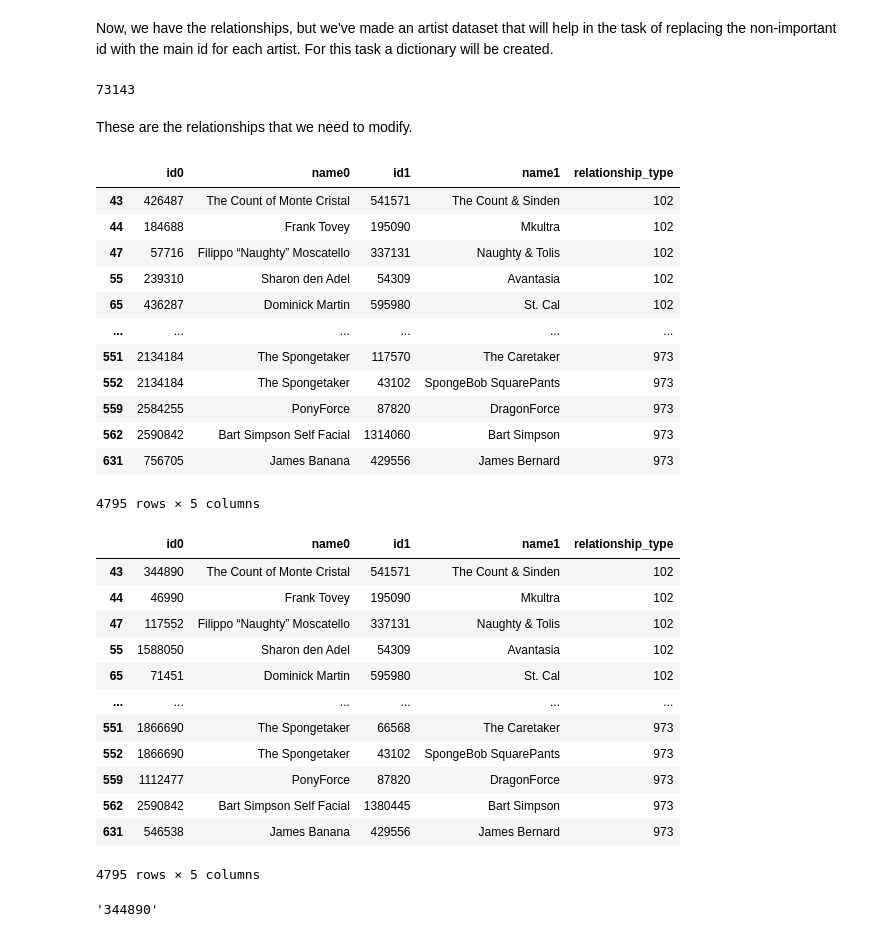
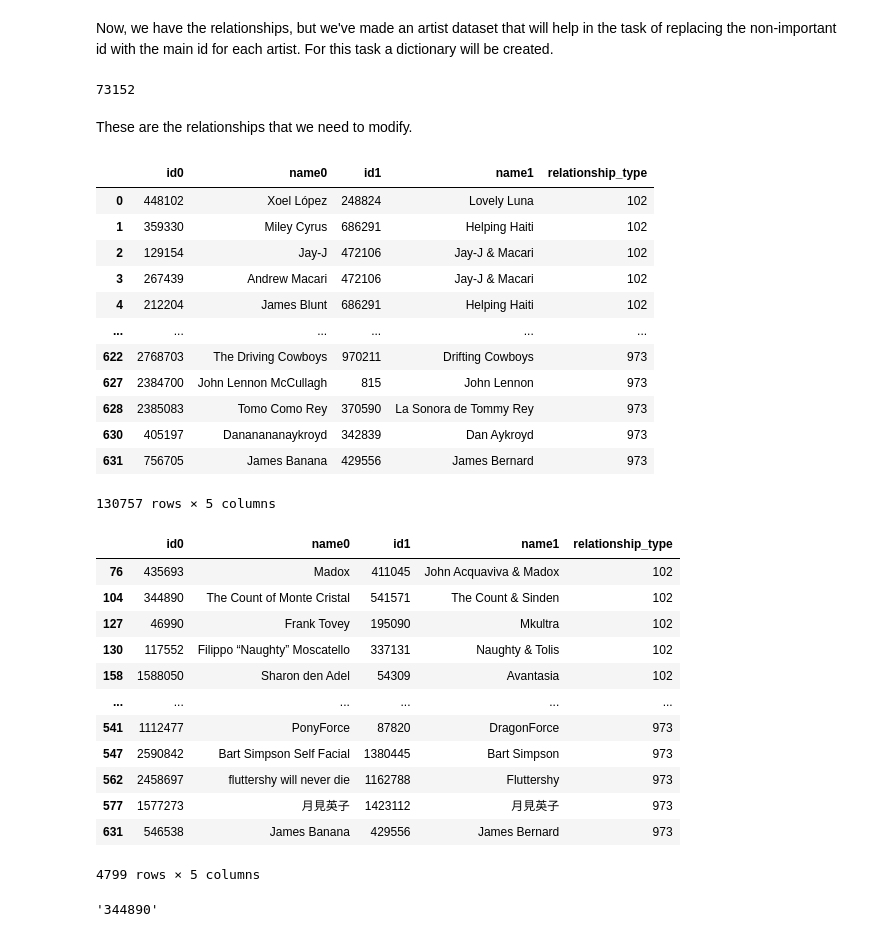
Before and after one commit to aleferu/musicbrainz, a Jupyter notebook: artist_artist.ipynb, the cells around one changed output. Cells and saved outputs as stored; diff of their text form; code cells hidden in the pictures.

```diff
--- a/artist_artist.ipynb
+++ b/artist_artist.ipynb
@@ -57,7 +59,7 @@ def query_with_cursor(c, q, column_names=False, head=False):
 # %%
 # Used for saving results to pandas dataframes
 engine_url = f"postgresql://{DB_USER}:{DB_PASS}@{DB_HOST}:{DB_PORT}/{DB_NAME}"
-engine = create_engine(engine_url)
+engine = create_engine(engine_url, pool_size=10, max_overflow=0)
 engine
 # %% [output]
 Engine(postgresql://musicbrainz:***@localhost:5432/musicbrainz_db)
@@ -415,44 +423,44 @@ for artist in artist_data:
                 changes_dict[known_id] = artist["main_id"]
 len(changes_dict)
 # %% [output]
-73143
+73152
 # %% [markdown]
 These are the relationships that we need to modify.
 # %%
 mask = filtered_relationships[["id0", "id1"]].isin(changes_dict.keys()).any(axis=1)
-filtered_relationships.loc[mask]
+filtered_relationships
 # %% [output]
 |  | id0 | name0 | id1 | name1 | relationship_type |
-| 43 | 426487 | The Count of Monte Cristal | 541571 | The Count & Sinden | 102 |
-| 44 | 184688 | Frank Tovey | 195090 | Mkultra | 102 |
-| 47 | 57716 | Filippo “Naughty” Moscatello | 337131 | Naughty & Tolis | 102 |
-| 55 | 239310 | Sharon den Adel | 54309 | Avantasia | 102 |
-| 65 | 436287 | Dominick Martin | 595980 | St. Cal | 102 |
+| 0 | 448102 | Xoel López | 248824 | Lovely Luna | 102 |
+| 1 | 359330 | Miley Cyrus | 686291 | Helping Haiti | 102 |
+| 2 | 129154 | Jay-J | 472106 | Jay-J & Macari | 102 |
+| 3 | 267439 | Andrew Macari | 472106 | Jay-J & Macari | 102 |
+| 4 | 212204 | James Blunt | 686291 | Helping Haiti | 102 |
 | ... | ... | ... | ... | ... | ... |
-| 551 | 2134184 | The Spongetaker | 117570 | The Caretaker | 973 |
-| 552 | 2134184 | The Spongetaker | 43102 | SpongeBob SquarePants | 973 |
-| 559 | 2584255 | PonyForce | 87820 | DragonForce | 973 |
-| 562 | 2590842 | Bart Simpson Self Facial | 1314060 | Bart Simpson | 973 |
+| 622 | 2768703 | The Driving Cowboys | 970211 | Drifting Cowboys | 973 |
+| 627 | 2384700 | John Lennon McCullagh | 815 | John Lennon | 973 |
+| 628 | 2385083 | Tomo Como Rey | 370590 | La Sonora de Tommy Rey | 973 |
+| 630 | 405197 | Dananananaykroyd | 342839 | Dan Aykroyd | 973 |
 | 631 | 756705 | James Banana | 429556 | James Bernard | 973 |
-4795 rows × 5 columns
+130757 rows × 5 columns
 # %%
 filtered_relationships.loc[mask, ["id0", "id1"]] = filtered_relationships.loc[mask, ["id0", "id1"]].replace(changes_dict)
 
 filtered_relationships.loc[mask]
 # %% [output]
 |  | id0 | name0 | id1 | name1 | relationship_type |
-| 43 | 344890 | The Count of Monte Cristal | 541571 | The Count & Sinden | 102 |
-| 44 | 46990 | Frank Tovey | 195090 | Mkultra | 102 |
-| 47 | 117552 | Filippo “Naughty” Moscatello | 337131 | Naughty & Tolis | 102 |
-| 55 | 1588050 | Sharon den Adel | 54309 | Avantasia | 102 |
-| 65 | 71451 | Dominick Martin | 595980 | St. Cal | 102 |
+| 76 | 435693 | Madox | 411045 | John Acquaviva & Madox | 102 |
+| 104 | 344890 | The Count of Monte Cristal | 541571 | The Count & Sinden | 102 |
+| 127 | 46990 | Frank Tovey | 195090 | Mkultra | 102 |
+| 130 | 117552 | Filippo “Naughty” Moscatello | 337131 | Naughty & Tolis | 102 |
+| 158 | 1588050 | Sharon den Adel | 54309 | Avantasia | 102 |
 | ... | ... | ... | ... | ... | ... |
-| 551 | 1866690 | The Spongetaker | 66568 | The Caretaker | 973 |
-| 552 | 1866690 | The Spongetaker | 43102 | SpongeBob SquarePants | 973 |
-| 559 | 1112477 | PonyForce | 87820 | DragonForce | 973 |
-| 562 | 2590842 | Bart Simpson Self Facial | 1380445 | Bart Simpson | 973 |
+| 541 | 1112477 | PonyForce | 87820 | DragonForce | 973 |
+| 547 | 2590842 | Bart Simpson Self Facial | 1380445 | Bart Simpson | 973 |
+| 562 | 2458697 | fluttershy will never die | 1162788 | Fluttershy | 973 |
+| 577 | 1577273 | 月見英子 | 1423112 | 月見英子 | 973 |
 | 631 | 546538 | James Banana | 429556 | James Bernard | 973 |
-4795 rows × 5 columns
+4799 rows × 5 columns
 # %%
 changes_dict["426487"]
 # %% [output]
```
Also changed, not shown: parts of 19 cells of this notebook, 2 other files.
